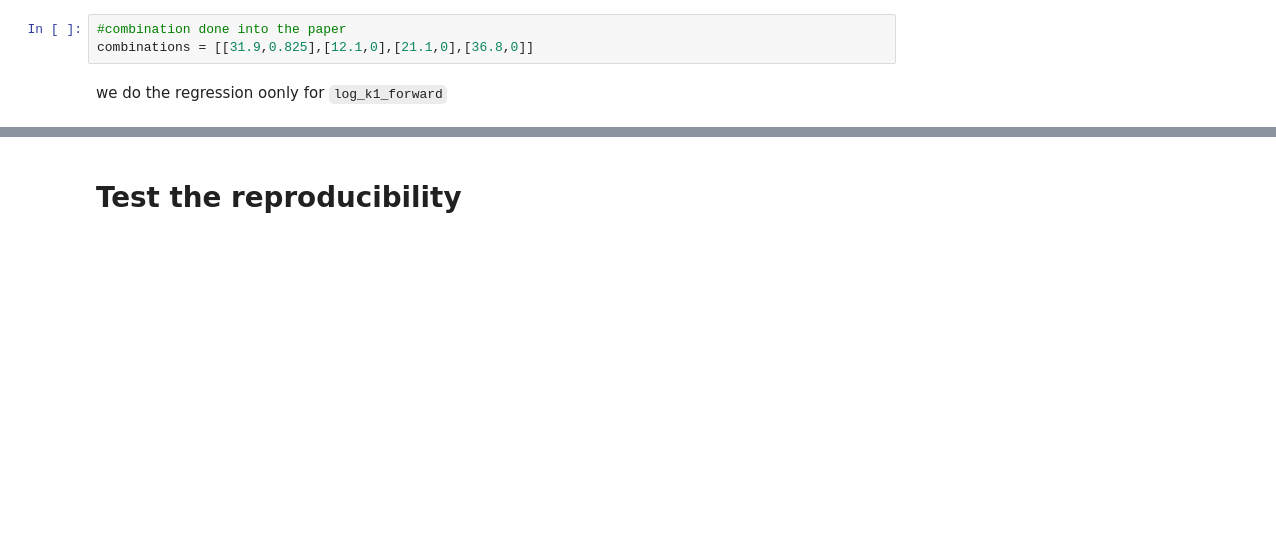
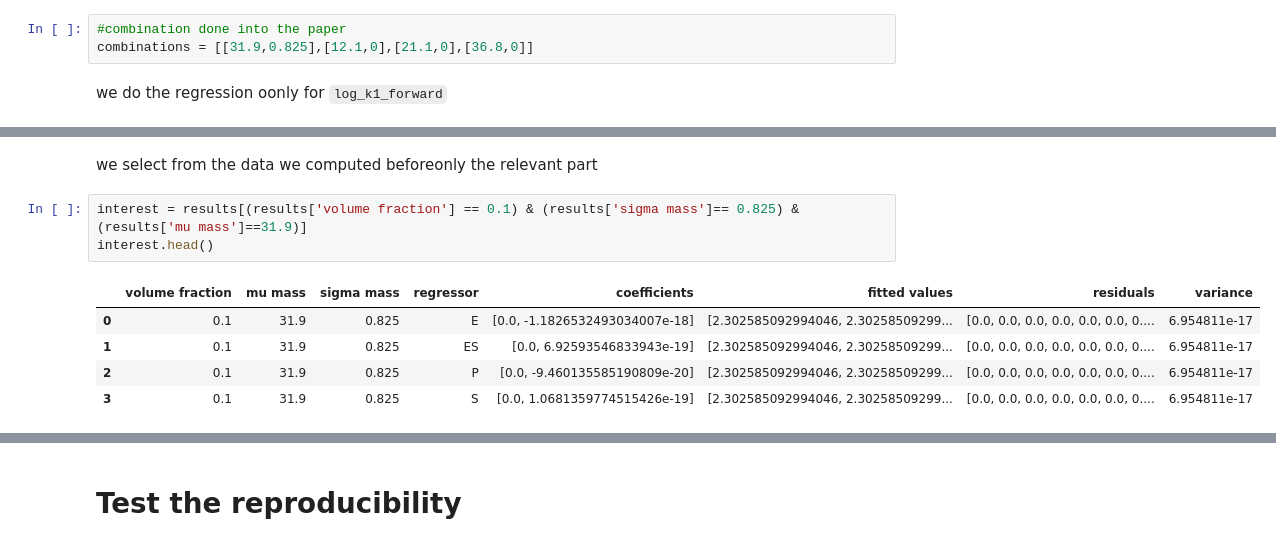
Before and after one commit to WilliamCappelletti/ML_CS433_project2, a Jupyter notebook: src/exploration.ipynb, the cells around one changed output, grey strips where cells are left out. Cells and saved outputs as stored; diff of their text form; blank space fills up the shorter version.

```diff
--- a/src/exploration.ipynb
+++ b/src/exploration.ipynb
@@ -254,0 +286,11 @@ results
+# %% [markdown]
+we select from the data we computed beforeonly the relevant part
+# %%
+interest = results[(results['volume fraction'] == 0.1) & (results['sigma mass']== 0.825) & (results['mu mass']==31.9)]
+interest.head()
+# %% [output]
+|  | volume fraction | mu mass | sigma mass | regressor | coefficients | fitted values | residuals | variance |
+| 0 | 0.1 | 31.9 | 0.825 | E | [0.0, -1.1826532493034007e-18] | [2.302585092994046, 2.30258509299... | [0.0, 0.0, 0.0, 0.0, 0.0, 0.0, 0.... | 6.954811e-17 |
+| 1 | 0.1 | 31.9 | 0.825 | ES | [0.0, 6.92593546833943e-19] | [2.302585092994046, 2.30258509299... | [0.0, 0.0, 0.0, 0.0, 0.0, 0.0, 0.... | 6.954811e-17 |
+| 2 | 0.1 | 31.9 | 0.825 | P | [0.0, -9.460135585190809e-20] | [2.302585092994046, 2.30258509299... | [0.0, 0.0, 0.0, 0.0, 0.0, 0.0, 0.... | 6.954811e-17 |
+| 3 | 0.1 | 31.9 | 0.825 | S | [0.0, 1.0681359774515426e-19] | [2.302585092994046, 2.30258509299... | [0.0, 0.0, 0.0, 0.0, 0.0, 0.0, 0.... | 6.954811e-17 |
```
Also changed, not shown: parts of 19 cells of this notebook.
